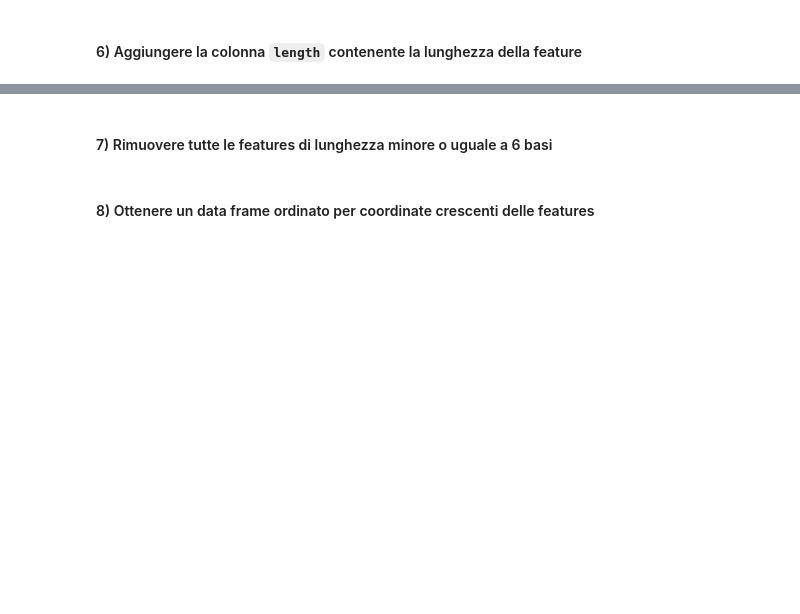
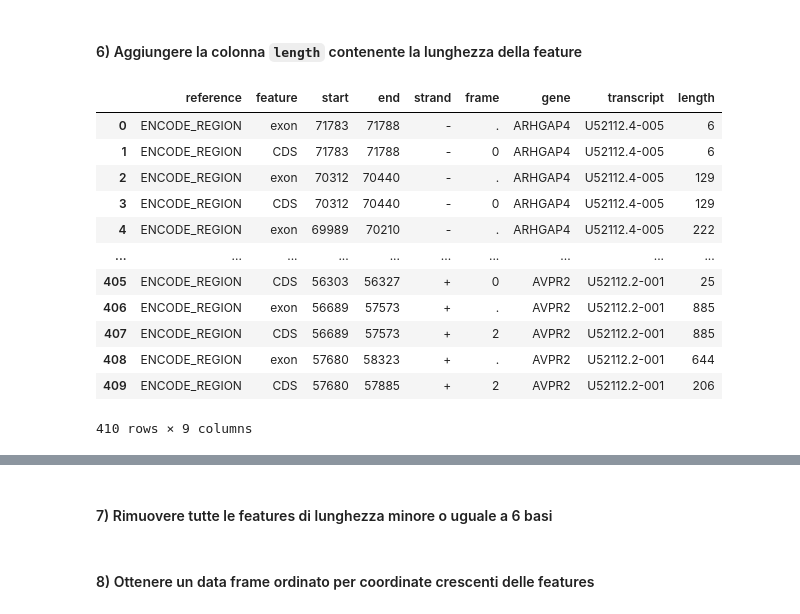
Before and after one commit to bioinformatica-corso/lezioni, a Jupyter notebook: laboratorio/lab11-21nov22/esercizio6.ipynb, the cells around one changed output, grey strips where cells are left out. Cells and saved outputs as stored; diff of their text form; code cells hidden in the pictures; blank space fills up the shorter version.

```diff
--- a/laboratorio/lab11-21nov22/esercizio6.ipynb
+++ b/laboratorio/lab11-21nov22/esercizio6.ipynb
@@ -28,2 +147,20 @@ La colonne `transcript` e `gene` dovranno contenere solo l'ID del trascritto e d
 # %% [markdown]
 #### 6) Aggiungere la colonna `length` contenente la lunghezza della feature
+# %%
+df['length'] = df['end']-df['start']+1
+# %%
+df
+# %% [output]
+|  | reference | feature | start | end | strand | frame | gene | transcript | length |
+| 0 | ENCODE_REGION | exon | 71783 | 71788 | - | . | ARHGAP4 | U52112.4-005 | 6 |
+| 1 | ENCODE_REGION | CDS | 71783 | 71788 | - | 0 | ARHGAP4 | U52112.4-005 | 6 |
+| 2 | ENCODE_REGION | exon | 70312 | 70440 | - | . | ARHGAP4 | U52112.4-005 | 129 |
+| 3 | ENCODE_REGION | CDS | 70312 | 70440 | - | 0 | ARHGAP4 | U52112.4-005 | 129 |
+| 4 | ENCODE_REGION | exon | 69989 | 70210 | - | . | ARHGAP4 | U52112.4-005 | 222 |
+| ... | ... | ... | ... | ... | ... | ... | ... | ... | ... |
+| 405 | ENCODE_REGION | CDS | 56303 | 56327 | + | 0 | AVPR2 | U52112.2-001 | 25 |
+| 406 | ENCODE_REGION | exon | 56689 | 57573 | + | . | AVPR2 | U52112.2-001 | 885 |
+| 407 | ENCODE_REGION | CDS | 56689 | 57573 | + | 2 | AVPR2 | U52112.2-001 | 885 |
+| 408 | ENCODE_REGION | exon | 57680 | 58323 | + | . | AVPR2 | U52112.2-001 | 644 |
+| 409 | ENCODE_REGION | CDS | 57680 | 57885 | + | 2 | AVPR2 | U52112.2-001 | 206 |
+410 rows × 9 columns
```
Also changed, not shown: parts of 16 cells of this notebook.
